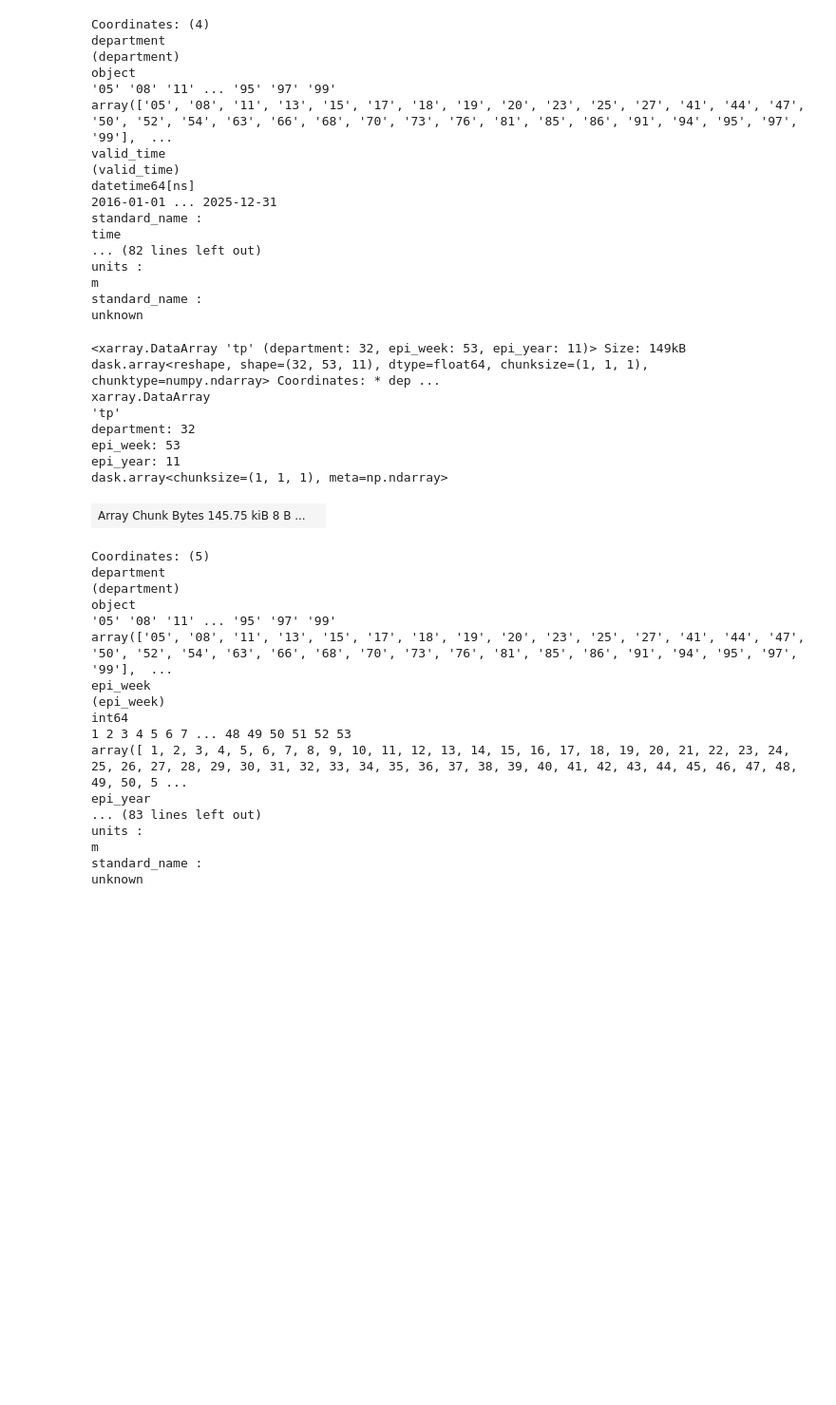
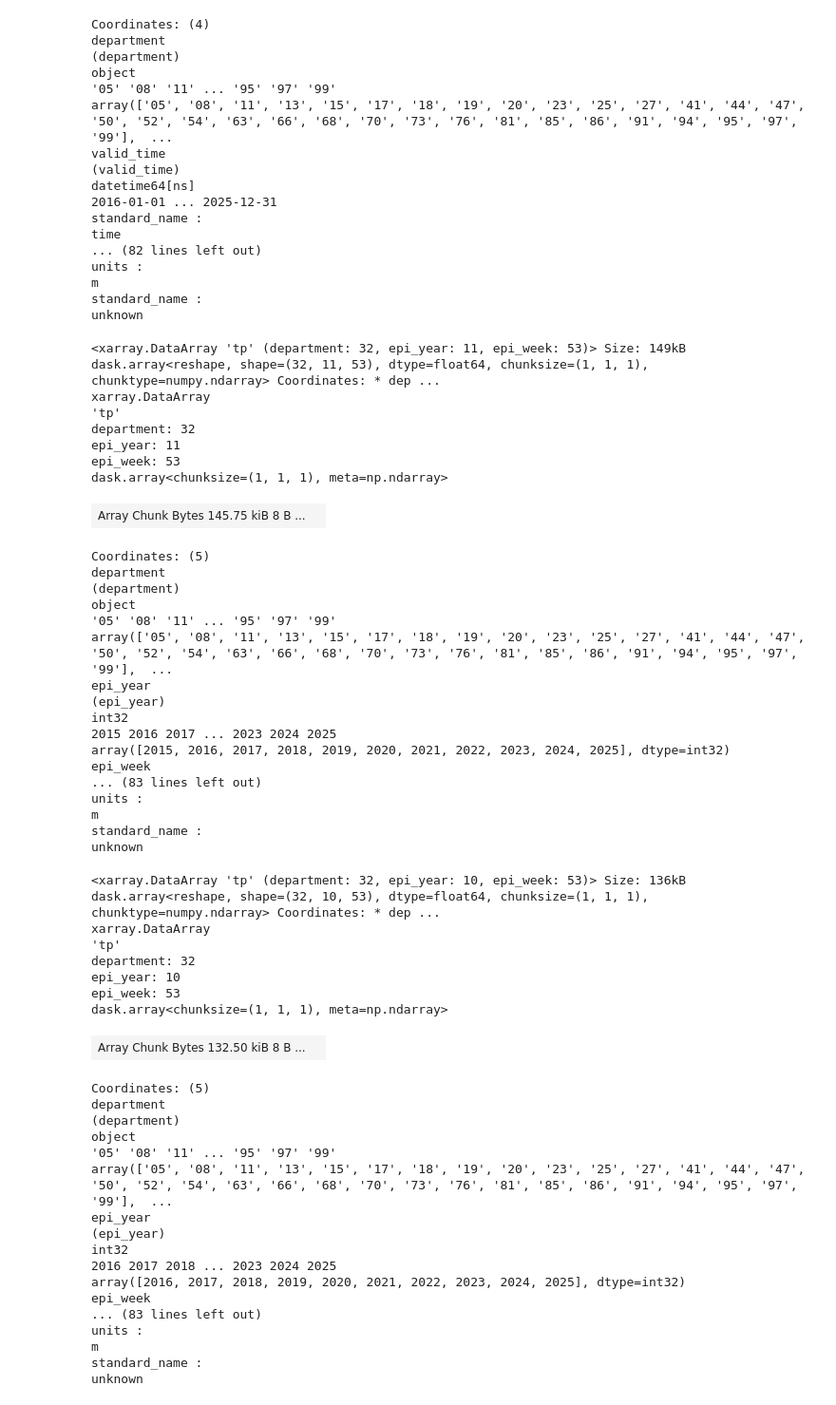
Before and after one commit to CarlosBlanco1/ColombiaDengueForecasting, a Jupyter notebook: notebooks/explore_dengue_cases.ipynb, the cells around one changed output. Shown at 95% size. Drawn from its saved outputs; the diff is of its cells as text; code cells hidden in the pictures; blank space fills up the shorter version.

```diff
--- a/notebooks/explore_dengue_cases.ipynb
+++ b/notebooks/explore_dengue_cases.ipynb
@@ -810,7 +810,7 @@ print(f"{n_missing:,} of {n_total:,} values missing "
 # %% [output]
 63,756 of 465,865,092 values missing (0.01%)
 # %%
-points_precipitation = precipitation_dataset['tp'].isel(latitude=lat_i, longitude=lon_i)
+points_precipitation = tp.isel(latitude=lat_i, longitude=lon_i)
 
 points_precipitation
 # %% [output]
@@ -947,16 +993,13 @@ daily_avg_p_by_department = daily_avg_p_by_department.assign_coords(
     epi_week = ('valid_time', epi_year_week_per_day_df.loc[times, 'epi_week'].values),
     epi_year = ('valid_time', epi_year_week_per_day_df.loc[times, 'epi_year'].values)
 )
-
-weekly_avg_p_by_department = daily_avg_p_by_department.groupby(['epi_week','epi_year']).sum('valid_time')
-weekly_avg_p_by_department
 # %% [output]
-<xarray.DataArray 'tp' (department: 32, epi_week: 53, epi_year: 11)> Size: 149kB dask.array<reshape, shape=(32, 53, 11), dtype=float64, chunksize=(1, 1, 1), chunktype=numpy.ndarray> Coordinates: * dep ...
+<xarray.DataArray 'tp' (department: 32, epi_year: 11, epi_week: 53)> Size: 149kB dask.array<reshape, shape=(32, 11, 53), dtype=float64, chunksize=(1, 1, 1), chunktype=numpy.ndarray> Coordinates: * dep ...
 xarray.DataArray
 'tp'
 department: 32
+epi_year: 11
 epi_week: 53
-epi_year: 11
 dask.array<chunksize=(1, 1, 1), meta=np.ndarray>
 | Array Chunk Bytes 145.75 kiB 8 B ... |  |
 Coordinates: (5)
@@ -965,12 +1008,12 @@ department
 object
 '05' '08' '11' ... '95' '97' '99'
 array(['05', '08', '11', '13', '15', '17', '18', '19', '20', '23', '25', '27', '41', '44', '47', '50', '52', '54', '63', '66', '68', '70', '73', '76', '81', '85', '86', '91', '94', '95', '97', '99'],  ...
+epi_year
+(epi_year)
+int32
+2015 2016 2017 ... 2023 2024 2025
+array([2015, 2016, 2017, 2018, 2019, 2020, 2021, 2022, 2023, 2024, 2025], dtype=int32)
 epi_week
-(epi_week)
-int64
-1 2 3 4 5 6 7 ... 48 49 50 51 52 53
-array([ 1, 2, 3, 4, 5, 6, 7, 8, 9, 10, 11, 12, 13, 14, 15, 16, 17, 18, 19, 20, 21, 22, 23, 24, 25, 26, 27, 28, 29, 30, 31, 32, 33, 34, 35, 36, 37, 38, 39, 40, 41, 42, 43, 44, 45, 46, 47, 48, 49, 50, 5 ...
-epi_year
 ... (83 lines left out)
 units :
 m
@@ -979,2 +1026,31 @@ unknown
+# %%
+weekly_avg_p_by_department = daily_avg_p_by_department.groupby(['epi_year','epi_week']).sum(dim='valid_time')
+weekly_avg_p_by_department
+# %% [output]
+<xarray.DataArray 'tp' (department: 32, epi_year: 10, epi_week: 53)> Size: 136kB dask.array<reshape, shape=(32, 10, 53), dtype=float64, chunksize=(1, 1, 1), chunktype=numpy.ndarray> Coordinates: * dep ...
+xarray.DataArray
+'tp'
+department: 32
+epi_year: 10
+epi_week: 53
+dask.array<chunksize=(1, 1, 1), meta=np.ndarray>
+| Array Chunk Bytes 132.50 kiB 8 B ... |  |
+Coordinates: (5)
+department
+(department)
+object
+'05' '08' '11' ... '95' '97' '99'
+array(['05', '08', '11', '13', '15', '17', '18', '19', '20', '23', '25', '27', '41', '44', '47', '50', '52', '54', '63', '66', '68', '70', '73', '76', '81', '85', '86', '91', '94', '95', '97', '99'],  ...
+epi_year
+(epi_year)
+int32
+2016 2017 2018 ... 2023 2024 2025
+array([2016, 2017, 2018, 2019, 2020, 2021, 2022, 2023, 2024, 2025], dtype=int32)
+epi_week
+... (83 lines left out)
+units :
+m
+standard_name :
+unknown
 # %%
 weekly_avg_p_dpt_df = weekly_avg_p_by_department.to_dataframe().reset_index()
```
Also changed, not shown: parts of 8 cells of this notebook.
